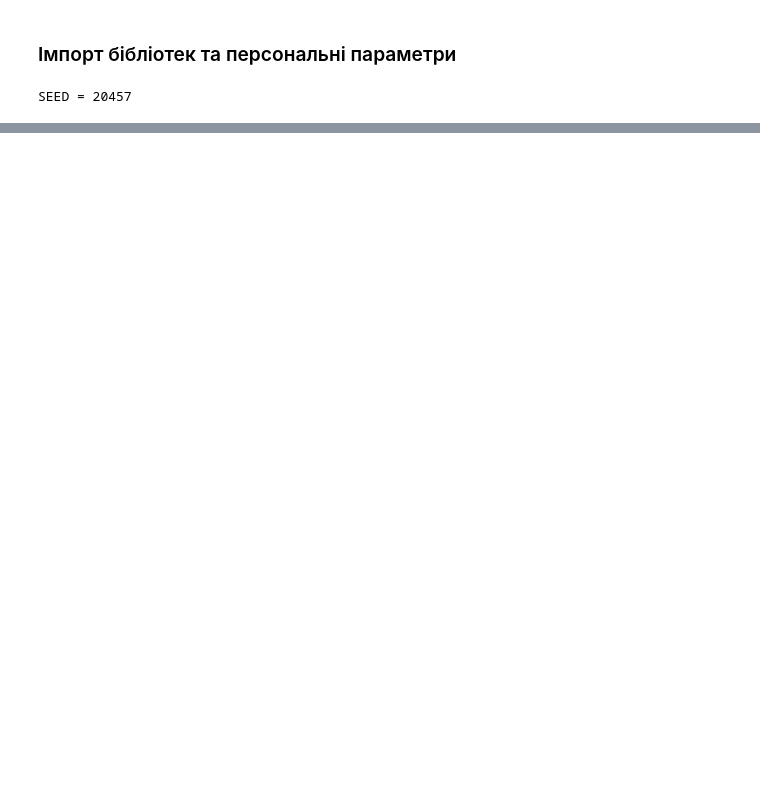
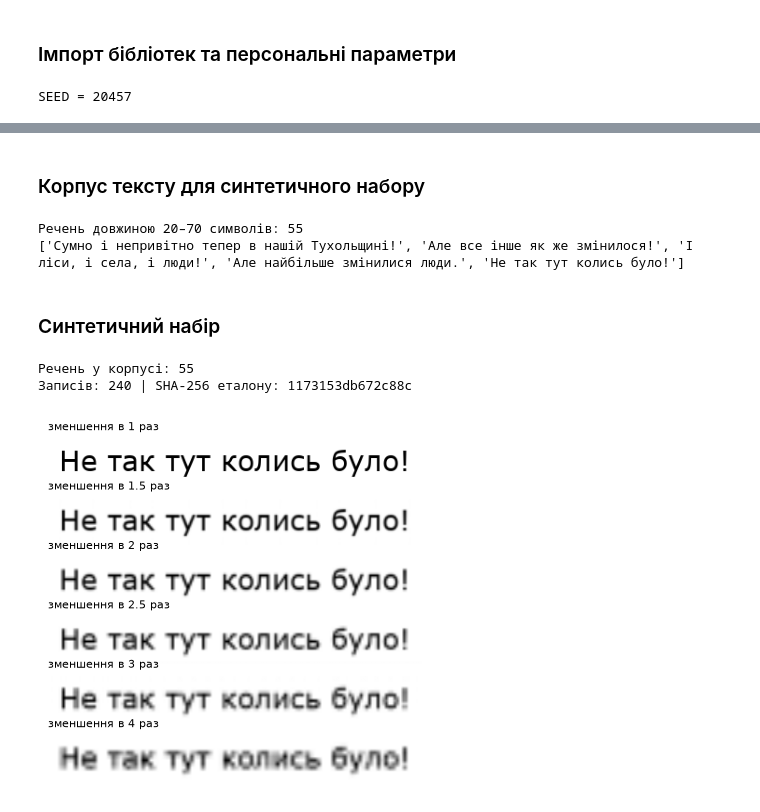
Before and after one commit to anh3lina/lab3_ocr, a Jupyter notebook: lab3_code.ipynb, the cells around one changed output, grey strips where cells are left out. Drawn from its saved outputs; the diff is of its cells as text; code cells hidden in the pictures; blank space fills up the shorter version.

Commit message:
all data obtained, hypotheses formulated

```diff
--- a/lab3_code.ipynb
+++ b/lab3_code.ipynb
@@ -17,6 +11,7 @@ from PIL import Image, ImageDraw, ImageFont
 from rapidfuzz.distance import Levenshtein
 from scipy.stats import spearmanr
 warnings.filterwarnings("ignore")
+os.environ["PADDLE_PDX_ENABLE_MKLDNN_BYDEFAULT"] = "False"
 
 STUDENT = "Тацюк А. В."
 VARIANT = 20
@@ -25,10 +20,10 @@ SEED = 1000 * VARIANT + STUDENT_ID
 rng = np.random.default_rng(SEED)
 
 FONTS = [
-    "/usr/share/fonts/truetype/dejavu/DejaVuSans.ttf",
-    "/usr/share/fonts/truetype/dejavu/DejaVuSerif.ttf",
-    "/usr/share/fonts/truetype/liberation/LiberationSans-Regular.ttf",
-    "/usr/share/fonts/truetype/liberation/LiberationSerif-Regular.ttf",
+    "C:/Windows/Fonts/verdana.ttf",
+    "C:/Windows/Fonts/georgia.ttf",
+    "C:/Windows/Fonts/arial.ttf",
+    "C:/Windows/Fonts/times.ttf",
 ]
 
 os.makedirs("data", exist_ok=True)
@@ -43,0 +81,71 @@ SEED = 20457
+# %% [markdown]
+### Корпус тексту для синтетичного набору
+# %%
+with open("zakhar_berkut.txt", encoding="utf-8") as f:
+    raw = re.sub(r"\s+", " ", f.read())
+
+sentences = re.split(r"(?<=[.!?…])\s+", raw)
+corpus = [s.strip() for s in sentences if 20 <= len(s.strip()) <= 70]
+print("Речень довжиною 20–70 символів:", len(corpus))
+
+with open("corpus.txt", "w", encoding="utf-8") as f:
+    f.write("\n".join(corpus))
+print(corpus[:5])
+# %% [output]
+Речень довжиною 20–70 символів: 55
+['Сумно і непривітно тепер в нашій Тухольщині!', 'Але все інше як же змінилося!', 'І ліси, і села, і люди!', 'Але найбільше змінилися люди.', 'Не так тут колись було!']
+# %% [markdown]
+### Синтетичний набір
+# %%
+with open("corpus.txt", encoding="utf-8") as f:
+    corpus = [s.strip() for s in f if 20 <= len(s.strip()) <= 70]
+print("Речень у корпусі:", len(corpus))
+
+lines = [str(s) for s in rng.choice(corpus, size=40, replace=False)]
+
+def render_line(text, font_path, size=32, pad=12):
+    font = ImageFont.truetype(font_path, size)
+    l, t, r, b = font.getbbox(text)
+    img = Image.new("L", (r - l + 2 * pad, b - t + 2 * pad), 255)
+    ImageDraw.Draw(img).text((pad - l, pad - t), text, font=font, fill=0)
+    return np.array(img)
+
+def degrade(img, kind, level, rng):
+    out = img.astype(np.float32)
+    if kind == "scale" and level > 1:      # level: у скільки разів зменшити
+        h, w = out.shape
+        small = cv2.resize(out, (int(w / level), int(h / level)),
+                           interpolation=cv2.INTER_AREA)
+        out = cv2.resize(small, (w, h), interpolation=cv2.INTER_LINEAR)
+    return np.clip(out, 0, 255).astype(np.uint8)
+
+FACTOR, LEVELS = "scale", [1, 1.5, 2, 2.5, 3, 4]
+FONTS_OK = [f for f in FONTS if os.path.exists(f)]
+
+records = []
+for i, text in enumerate(lines):
+    font = FONTS_OK[i % len(FONTS_OK)]
+    clean = render_line(text, font, size=int(rng.integers(22, 36)))
+    for lvl in LEVELS:
+        path = f"data/{i:03d}_{FACTOR}_{lvl}.png"
+        cv2.imwrite(path, degrade(clean, FACTOR, lvl, rng))
+        records.append({"id": i, "level": lvl, "path": path, "gt": text,
+                        "font": os.path.basename(font)})
+
+ds = pd.DataFrame(records)
+ds.to_csv("data/ground_truth.csv", index=False)
+with open("data/ground_truth.csv", "rb") as f:
+    sha = hashlib.sha256(f.read()).hexdigest()[:16]
+print("Записів:", len(ds), "| SHA-256 еталону:", sha)
+
+fig, axes = plt.subplots(len(LEVELS), 1, figsize=(7, 0.75 * len(LEVELS)))
+for ax, lvl in zip(axes, LEVELS):
+    img = cv2.imread(f"data/000_{FACTOR}_{lvl}.png", cv2.IMREAD_GRAYSCALE)
+    ax.imshow(img, cmap="gray")
+    ax.set_title(f"зменшення в {lvl} раз", fontsize=8, loc="left")
+    ax.axis("off")
+fig.savefig("figures/fig0_samples.png", dpi=150, bbox_inches="tight")
+# %% [output]
+Речень у корпусі: 55
+Записів: 240 | SHA-256 еталону: 1173153db672c88c
+[figure, added]
```
Also changed, not shown: parts of 12 cells of this notebook.
